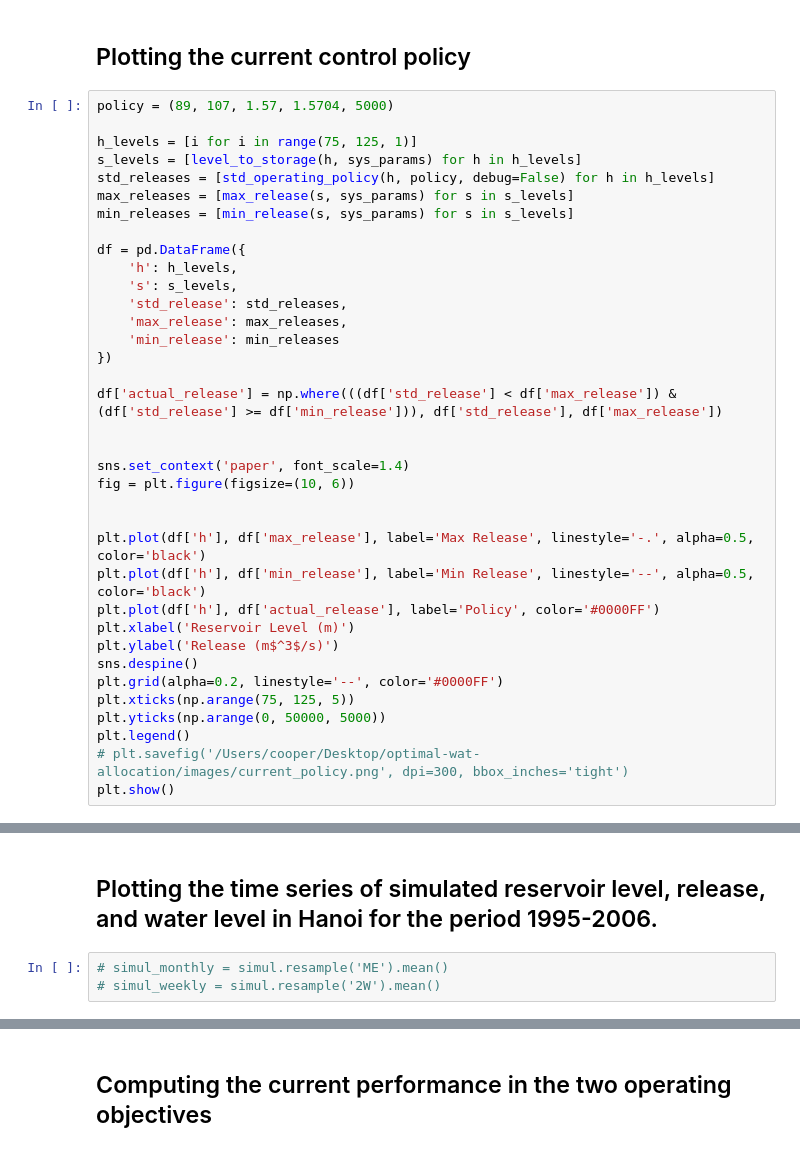
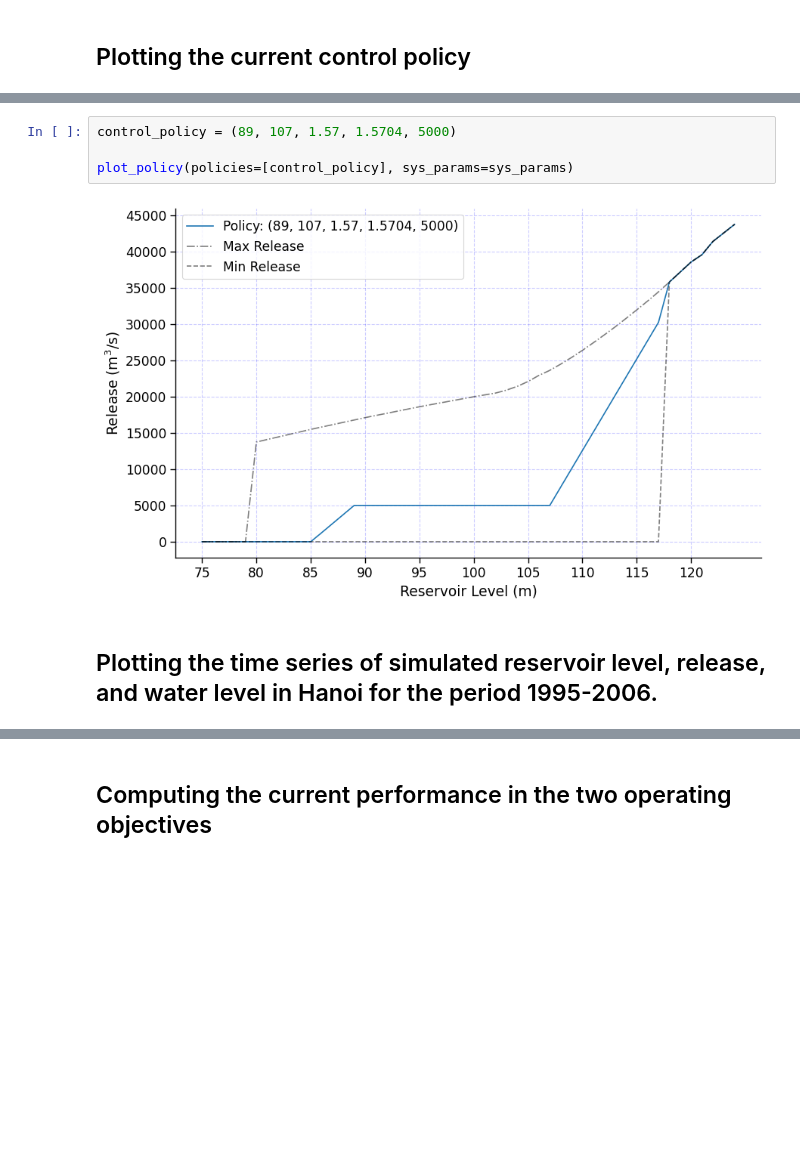
Before and after one commit to CooperBigFoot/optimal-wat-allocation, a Jupyter notebook: code/eda.ipynb, the cells around one changed output, grey strips where cells are left out. Saved outputs shown, nothing was run; the diff lists cells and outputs as text; blank space fills up the shorter version.

```diff
--- a/code/eda.ipynb
+++ b/code/eda.ipynb
@@ -28,39 +41,3 @@ qq, sys_params = model_setup(
 )
 # %% [markdown]
 ## Plotting the current control policy
-# %%
-policy = (89, 107, 1.57, 1.5704, 5000)
-
-h_levels = [i for i in range(75, 125, 1)]
-s_levels = [level_to_storage(h, sys_params) for h in h_levels]
-std_releases = [std_operating_policy(h, policy, debug=False) for h in h_levels]
-max_releases = [max_release(s, sys_params) for s in s_levels]
-min_releases = [min_release(s, sys_params) for s in s_levels]
-
-df = pd.DataFrame({
-    'h': h_levels,
-    's': s_levels,
-    'std_release': std_releases,
-    'max_release': max_releases,
-    'min_release': min_releases
-})
-
-df['actual_release'] = np.where(((df['std_release'] < df['max_release']) & (df['std_release'] >= df['min_release'])), df['std_release'], df['max_release'])
-
-
-sns.set_context('paper', font_scale=1.4)
-fig = plt.figure(figsize=(10, 6))
-
-
-plt.plot(df['h'], df['max_release'], label='Max Release', linestyle='-.', alpha=0.5, color='black')
-plt.plot(df['h'], df['min_release'], label='Min Release', linestyle='--', alpha=0.5, color='black')
-plt.plot(df['h'], df['actual_release'], label='Policy', color='#0000FF')
-plt.xlabel('Reservoir Level (m)')
-plt.ylabel('Release (m$^3$/s)')
-sns.despine()
-plt.grid(alpha=0.2, linestyle='--', color='#0000FF')
-plt.xticks(np.arange(75, 125, 5))
-plt.yticks(np.arange(0, 50000, 5000))
-plt.legend()
-# plt.savefig('/Users/cooper/Desktop/optimal-wat-allocation/images/current_policy.png', dpi=300, bbox_inches='tight')
-plt.show()
@@ -69,5 +44,8 @@ plt.show()
+# %%
+control_policy = (89, 107, 1.57, 1.5704, 5000)
+
+plot_policy(policies=[control_policy], sys_params=sys_params)
+# %% [output]
+[figure, added]
 # %% [markdown]
 ## Plotting the time series of simulated reservoir level, release, and water level in Hanoi for the period 1995-2006.
-# %%
-# simul_monthly = simul.resample('ME').mean()
-# simul_weekly = simul.resample('2W').mean()
```
Also changed, not shown: parts of 16 cells of this notebook, 5 other files.
